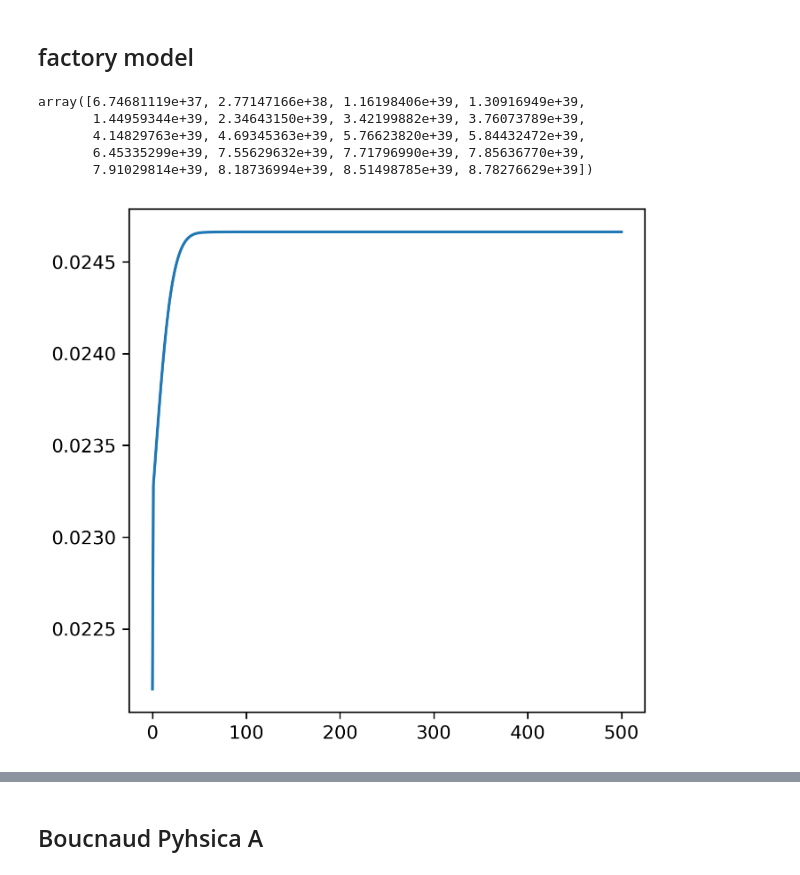
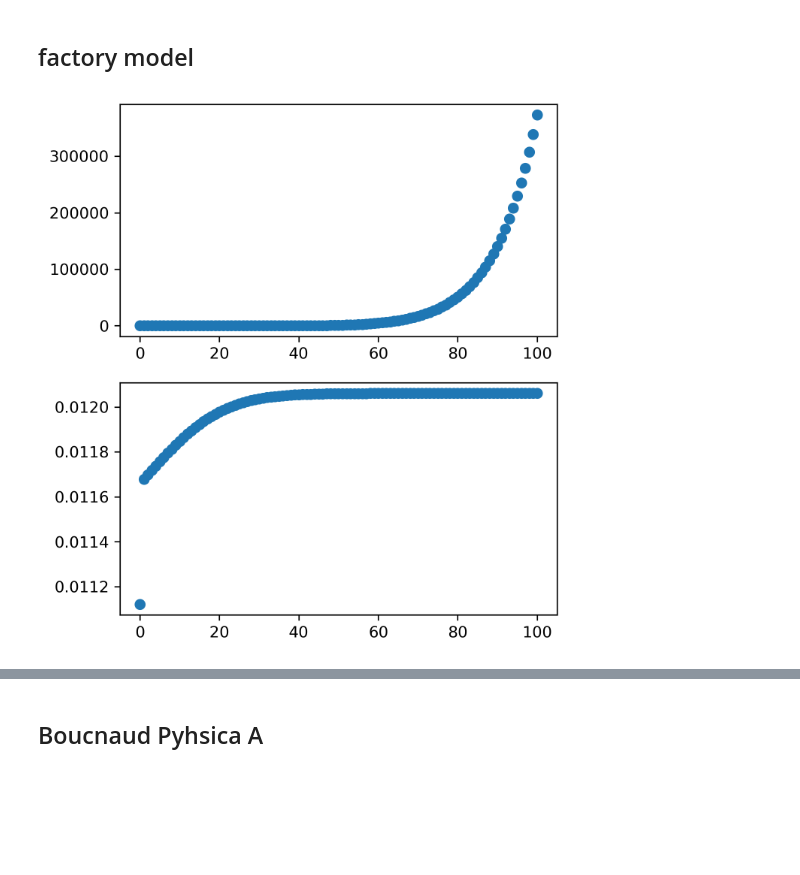
Before and after one commit to junw59/money_dynamic, a Jupyter notebook: money.ipynb, the cells around one changed output, grey strips where cells are left out. Drawn from its saved outputs; the diff is of its cells as text; code cells hidden in the pictures; blank space fills up the shorter version.

Commit message:
add factory

```diff
--- a/money.ipynb
+++ b/money.ipynb
@@ -25,9 +8 @@ Factory['earning']+=0.1*Factory['cash']
-# %%
-np.sort(factory_gen(np.random.rand(20),20,1000,1))
-# %% [output]
-array([6.74681119e+37, 2.77147166e+38, 1.16198406e+39, 1.30916949e+39,
-       1.44959344e+39, 2.34643150e+39, 3.42199882e+39, 3.76073789e+39,
-       4.14829763e+39, 4.69345363e+39, 5.76623820e+39, 5.84432472e+39,
-       6.45335299e+39, 7.55629632e+39, 7.71796990e+39, 7.85636770e+39,
-       7.91029814e+39, 8.18736994e+39, 8.51498785e+39, 8.78276629e+39])
 # %%
@@ -75,25 +39,28 @@ def factory_gen(D,Num,days=100,exp=1,back=True):
 # %%
-fig,ax=plt.subplots(figsize=(5,5),dpi=300)
+# fig,ax=plt.subplots(figsize=(5,5),dpi=300)
+fig=plt.figure(figsize=(5,6),dpi=300)
 
 Num=100
 D=np.random.rand(Num)
 
-midx=np.where(D==np.max(D))
-D[midx]
+max_x=np.where(D==np.max(D))
+D[max_x]
+min_x=np.where(D==np.min(D))
 
 # ax.plot(D,'*')
-# ax.scatter(midx,D[midx],marker="o",s=200,c='none',edgecolor='red')
-# ax.plot(midx,D[midx],marker="o",ms=100,c='none',markeredgecolor='red')
-day=500
-D,cas,ds=factory_gen(D,Num,days=day,exp=1.83,back=False)
-# ax.plot(cas)
-# ax.plot(1.1**np.arange(0,100,1)*cas[0])
+# ax.scatter(max_x,D[max_x],marker="o",s=200,c='none',edgecolor='red')
+# ax.plot(max_x,D[max_x],marker="o",ms=100,c='none',markeredgecolor='red')
+day=100
 
+Ds=factory_gen(D,Num,days=day,exp=1.83)
+ax=fig.add_subplot(2,1,1)
+# ax.plot(Ds[:,max_x[0]],'--')
+ax.plot(Ds[:,max_x[0]],'o')
 
-# ax.plot(np.array(ds)[:,midx[0]])
-ax.plot(ds)
+ax=fig.add_subplot(2,1,2)
+ax.plot(Ds[:,min_x[0]],'o')
 
 plt.show()
 # %% [output]
-[figure, old version]
+[figure, new version]
 # %%
```
Also changed, not shown: parts of 8 cells of this notebook.
